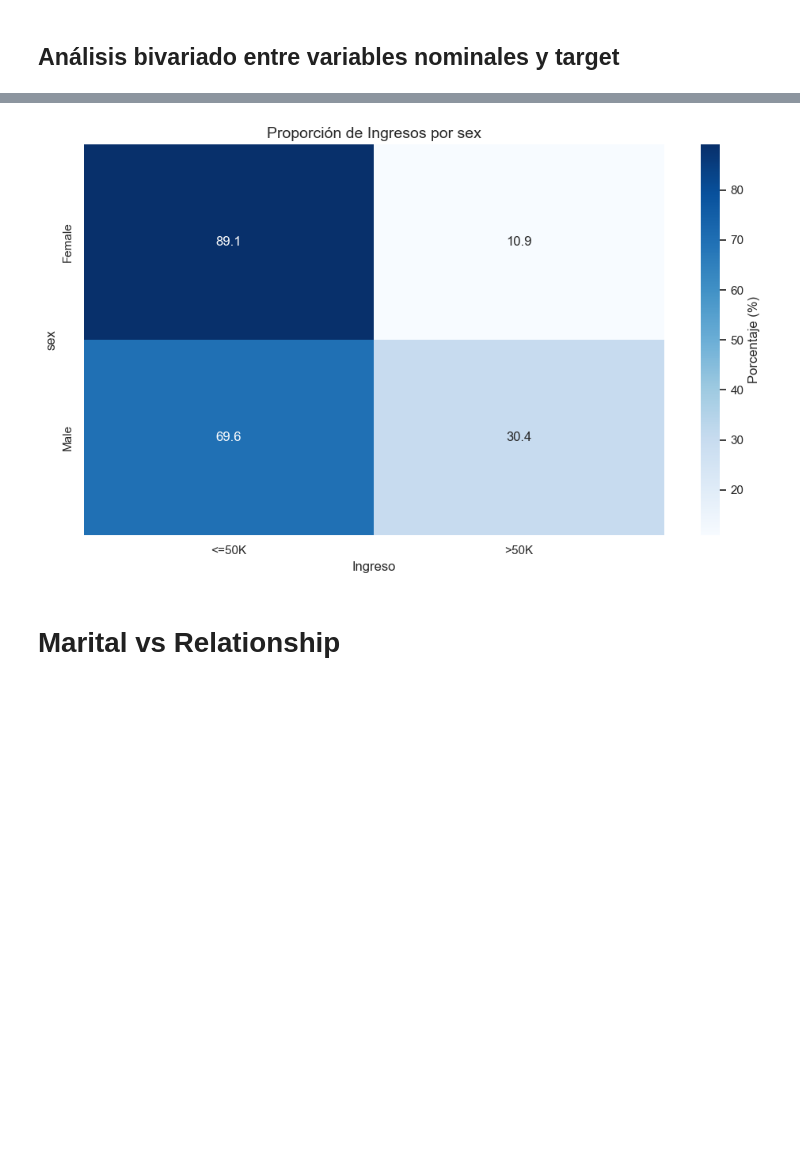
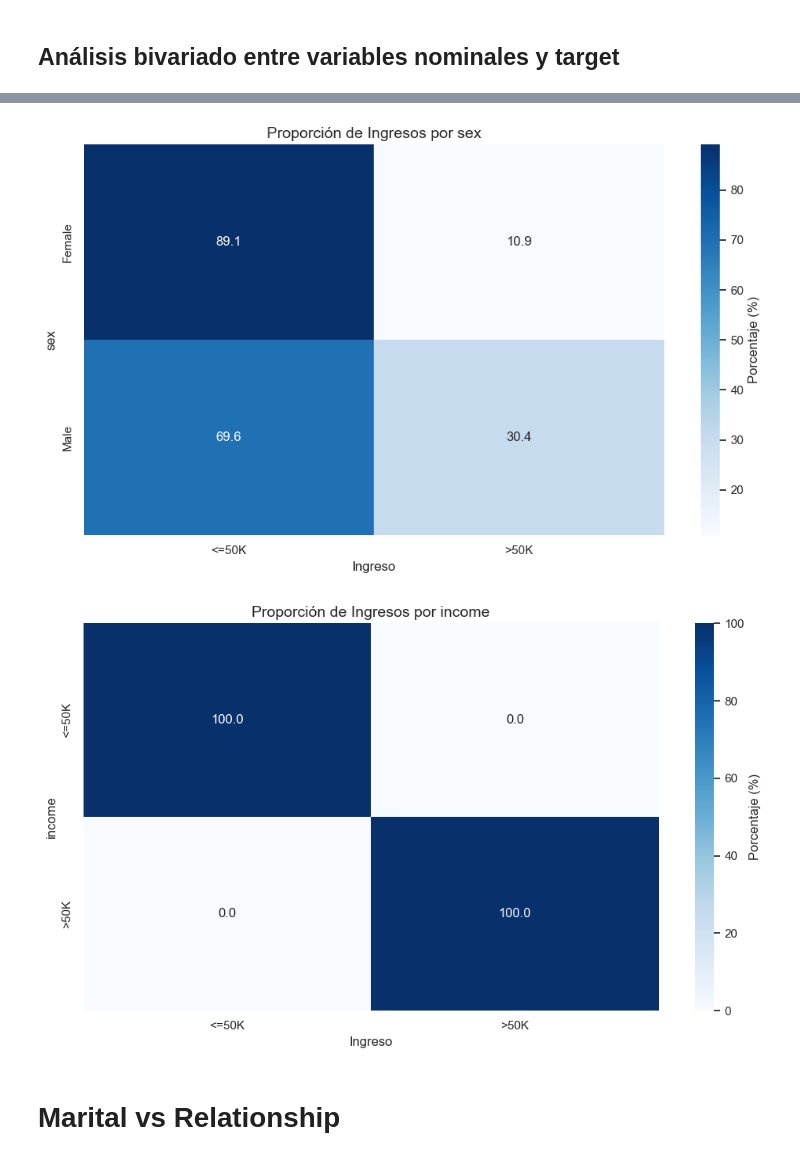
Before and after one commit to Marcelloprime/rnn_adult_income_prediction, a Jupyter notebook: 01_eda.ipynb, the cells around one changed output, grey strips where cells are left out. Saved outputs shown, nothing was run; the diff lists cells and outputs as text; code cells hidden in the pictures; blank space fills up the shorter version.

```diff
--- a/01_eda.ipynb
+++ b/01_eda.ipynb
@@ -413,35 +423,38 @@ A diferencia de los gráficos anteriores, al segmentar por el target, encontramo
 # %% [markdown]
 ## Análisis bivariado entre variables nominales y target
 # %%
+nom_cols = df.select_dtypes(include=['str'])
+
 save_dir = Path("plots/tablas_variables")
 save_dir.mkdir(parents=True, exist_ok=True)
 
 for var in nom_cols.drop(columns=['native-country']):
     plt.figure(figsize=(10, 6))
 
     # 1. Crear tabla de contingencia normalizada (índice = 100%)
     ct = pd.crosstab(df[var], df['income'], normalize='index') * 100
 
     # 2. Corregido: sns.heatmap no necesita .plot(), se le pasa la tabla directamente
     # 'fmt=".1f"' asegura que los números dentro del mapa de calor sean legibles
     sns.heatmap(ct, annot=True, fmt=".1f", cmap='Blues', cbar_kws={'label': 'Porcentaje (%)'})
 
     plt.title(f'Proporción de Ingresos por {var}', fontsize=14)
     plt.ylabel(var)
     plt.xlabel('Ingreso')
     plt.savefig(save_dir / f"{var}_tabla.png", dpi=400, bbox_inches='tight')
 
     # Ajuste de layout para evitar cortes
     plt.tight_layout()
     plt.show()
 # %% [output]
 [figure]
 [figure]
 [figure]
 [figure]
 [figure]
 [figure]
 [figure]
+[figure, added]
 # %% [markdown]
 # Marital vs Relationship
 # %%
```
Also changed, not shown: parts of 7 cells of this notebook, 50 other files.
